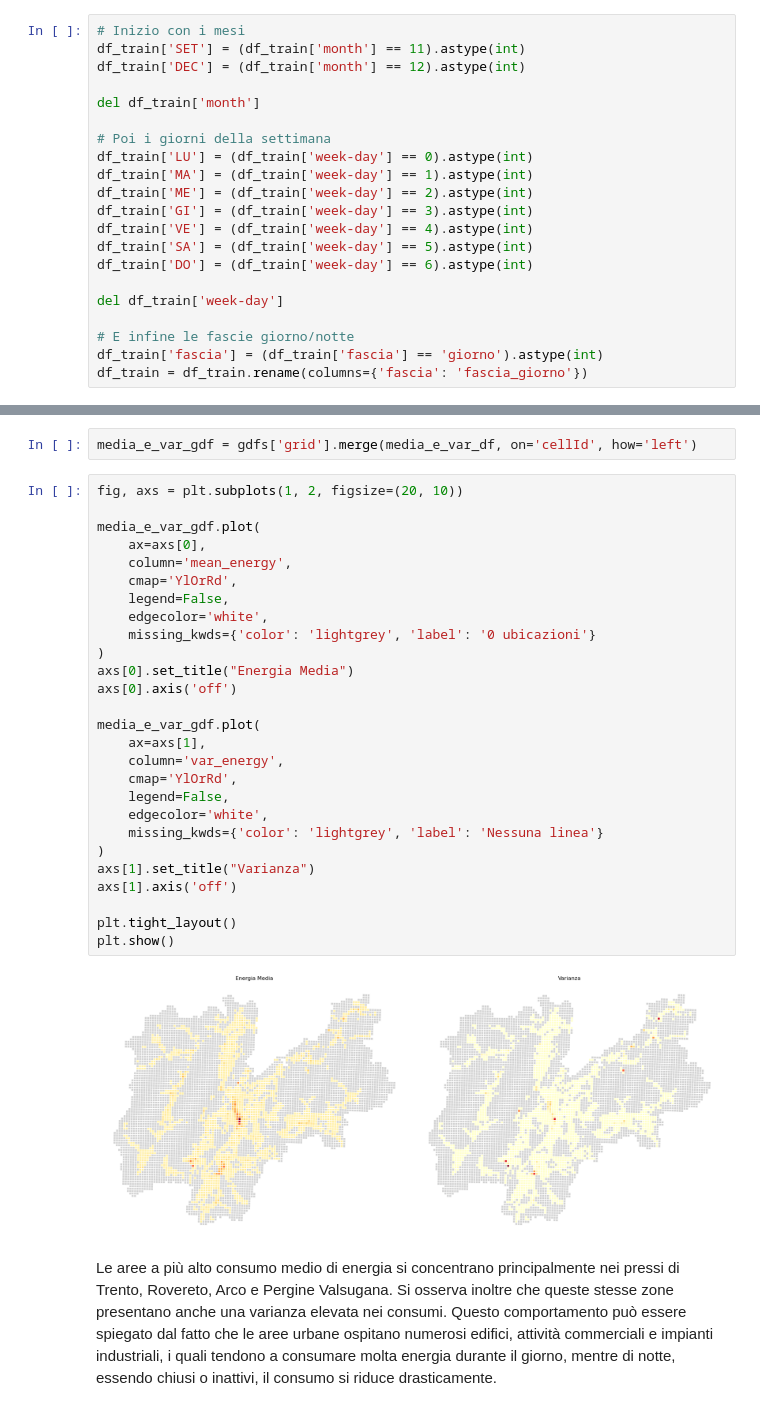
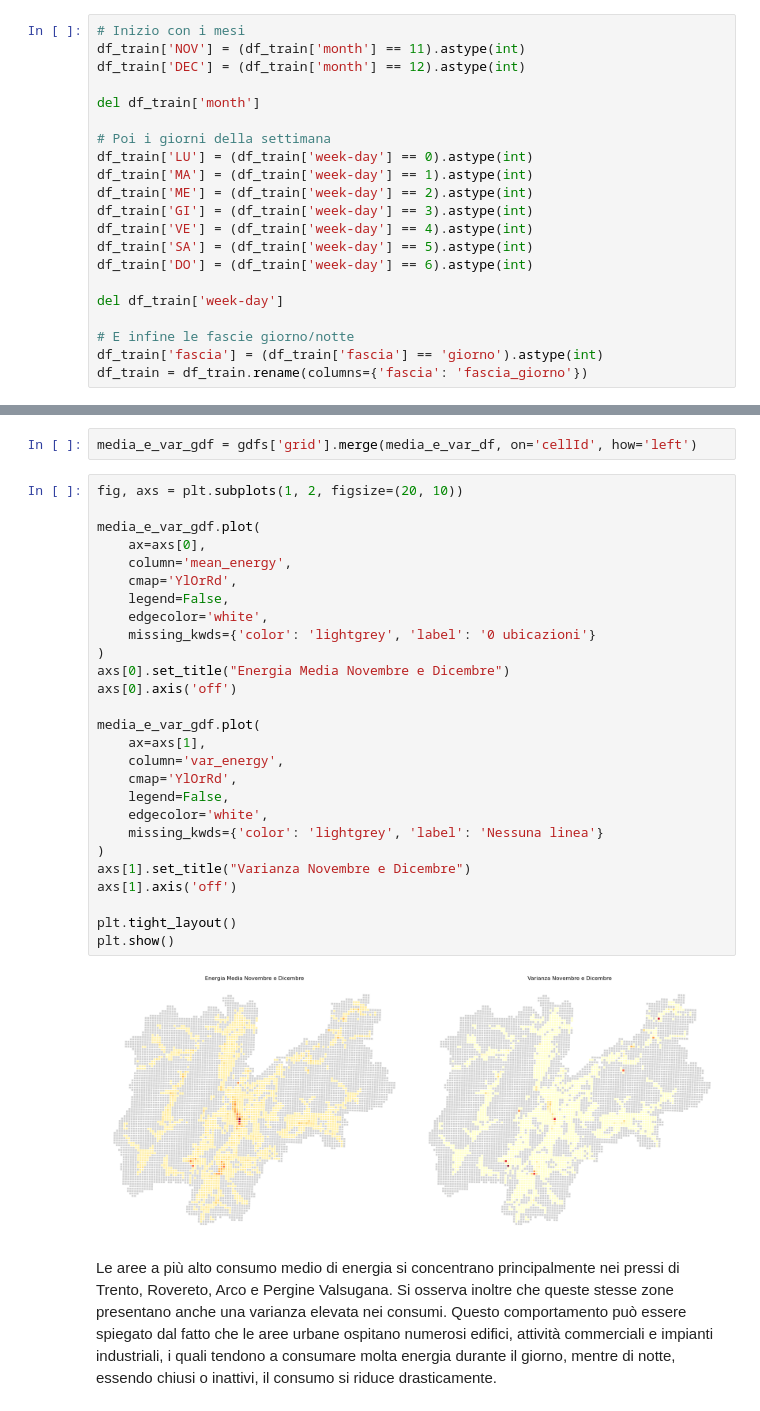
Before and after one commit to alessandro-turino/Data_science_project_UniTn, a Jupyter notebook: ProjectEDA.ipynb, the cells around one changed output, grey strips where cells are left out. Saved outputs shown, nothing was run; the diff lists cells and outputs as text.

```diff
--- a/ProjectEDA.ipynb
+++ b/ProjectEDA.ipynb
@@ -1060,7 +1087,7 @@ Per allenare modelli di ML puo' creare falsi fitting il fatto di avere delle fea
 Per non incorrere a questo problema sostituiamo le colonne 'month' e 'week-day' con delle nuove colonne che hanno valore 1 se il dato corrente appartene a quel mese/giorno, e zero altrimenti.
 # %%
 # Inizio con i mesi
-df_train['SET'] = (df_train['month'] == 11).astype(int)
+df_train['NOV'] = (df_train['month'] == 11).astype(int)
 df_train['DEC'] = (df_train['month'] == 12).astype(int)
 
 del df_train['month']
@@ -1138,32 +1165,32 @@ media_e_var_gdf = gdfs['grid'].merge(media_e_var_df, on='cellId', how='left')
 # %%
 fig, axs = plt.subplots(1, 2, figsize=(20, 10))
 
 media_e_var_gdf.plot(
     ax=axs[0],
     column='mean_energy',
     cmap='YlOrRd',
     legend=False,
     edgecolor='white',
     missing_kwds={'color': 'lightgrey', 'label': '0 ubicazioni'}
 )
-axs[0].set_title("Energia Media")
+axs[0].set_title("Energia Media Novembre e Dicembre")
 axs[0].axis('off')
 
 media_e_var_gdf.plot(
     ax=axs[1],
     column='var_energy',
     cmap='YlOrRd',
     legend=False,
     edgecolor='white',
     missing_kwds={'color': 'lightgrey', 'label': 'Nessuna linea'}
 )
-axs[1].set_title("Varianza")
+axs[1].set_title("Varianza Novembre e Dicembre")
 axs[1].axis('off')
 
 plt.tight_layout()
 plt.show()
 # %% [output]
-[figure, old version]
+[figure, new version]
 # %% [markdown]
 Le aree a più alto consumo medio di energia si concentrano principalmente nei pressi di Trento, Rovereto, Arco e Pergine Valsugana. Si osserva inoltre che queste stesse zone presentano anche una varianza elevata nei consumi. Questo comportamento può essere spiegato dal fatto che le aree urbane ospitano numerosi edifici, attività commerciali e impianti industriali, i quali tendono a consumare molta energia durante il giorno, mentre di notte, essendo chiusi o inattivi, il consumo si riduce drasticamente.
 # %% [markdown]
```
Also changed, not shown: parts of 13 cells of this notebook, 3 other files.
